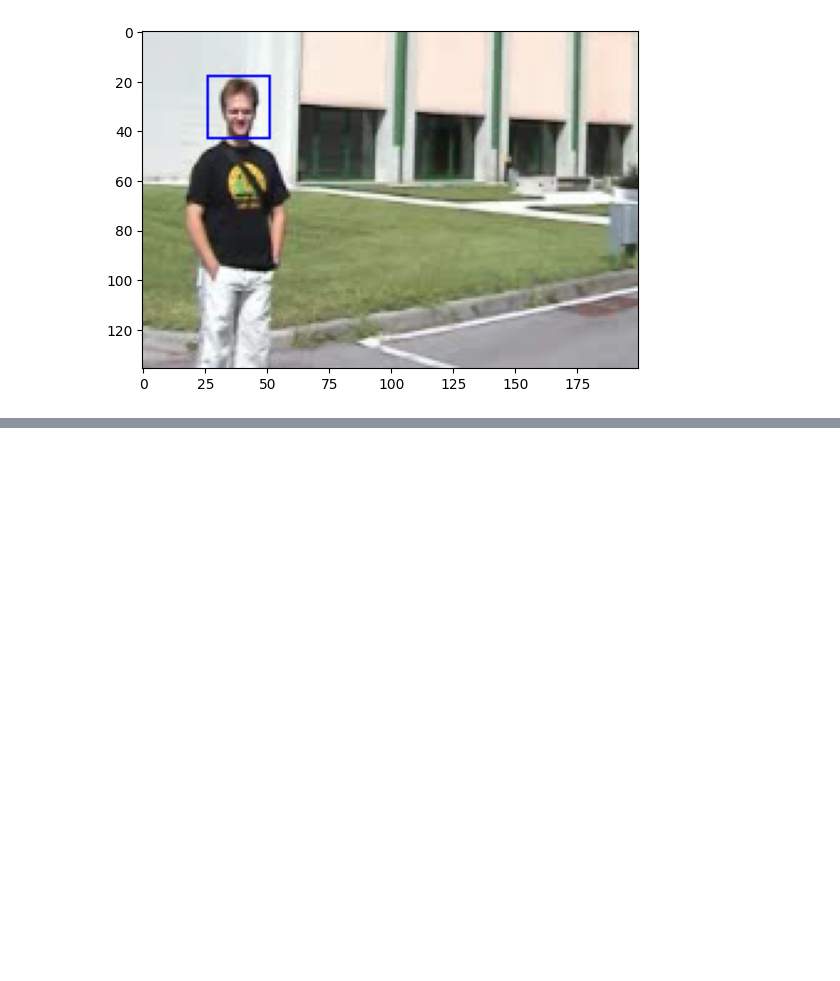
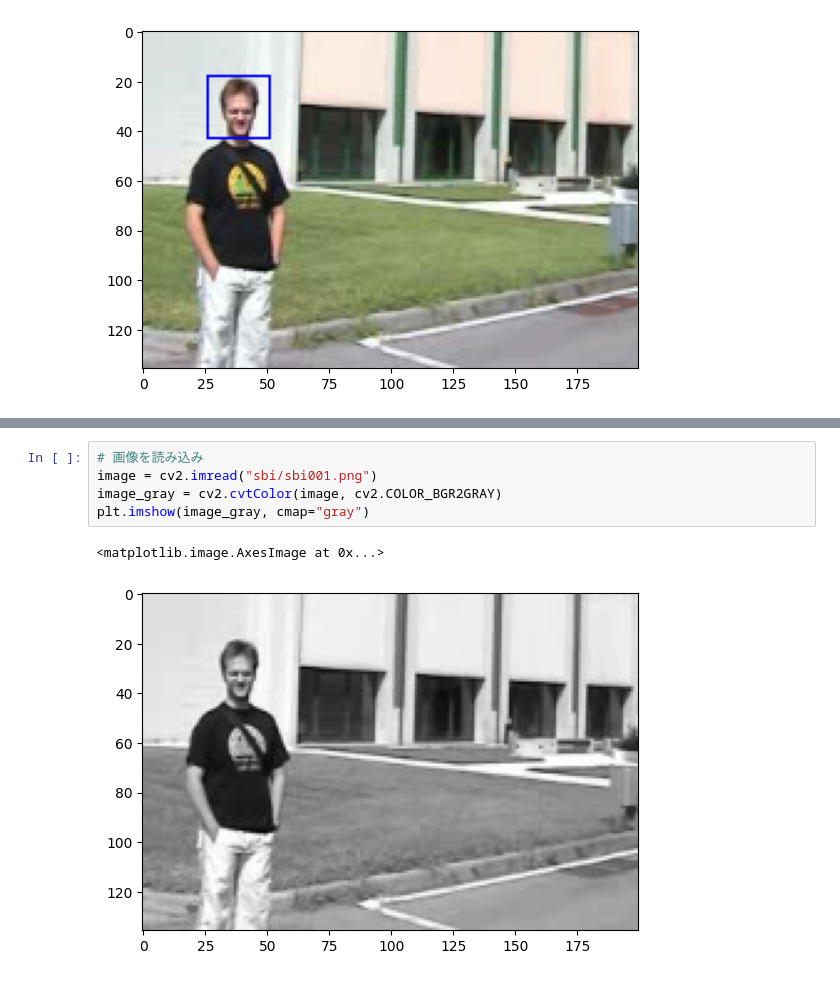
Before and after one commit to naoto-github/ComputerGraphics-NCU, a Jupyter notebook: 7/chapter7.ipynb, the cells around one changed output, grey strips where cells are left out. Drawn from its saved outputs; the diff is of its cells as text; blank space fills up the shorter version.

```diff
--- a/7/chapter7.ipynb
+++ b/7/chapter7.ipynb
@@ -133,3 +133,11 @@ plt.imshow(result_image)
 # %% [output]
 <matplotlib.image.AxesImage at 0x...>
 [figure]
+# %%
+# 画像を読み込み
+image = cv2.imread("sbi/sbi001.png")
+image_gray = cv2.cvtColor(image, cv2.COLOR_BGR2GRAY)
+plt.imshow(image_gray, cmap="gray")
+# %% [output]
+<matplotlib.image.AxesImage at 0x...>
+[figure, added]
```
Also changed, not shown: parts of 12 cells of this notebook, 1 other file.
